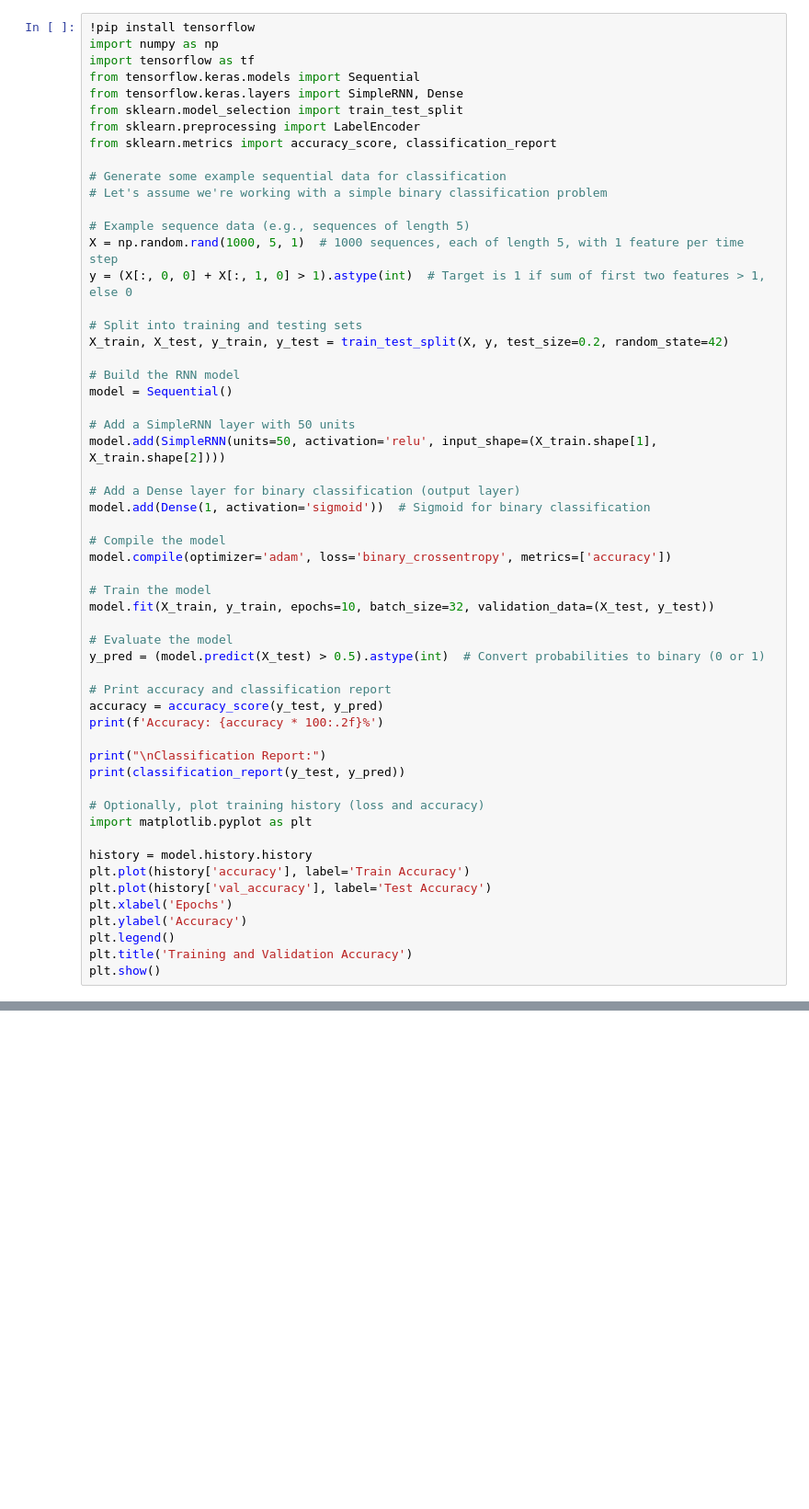
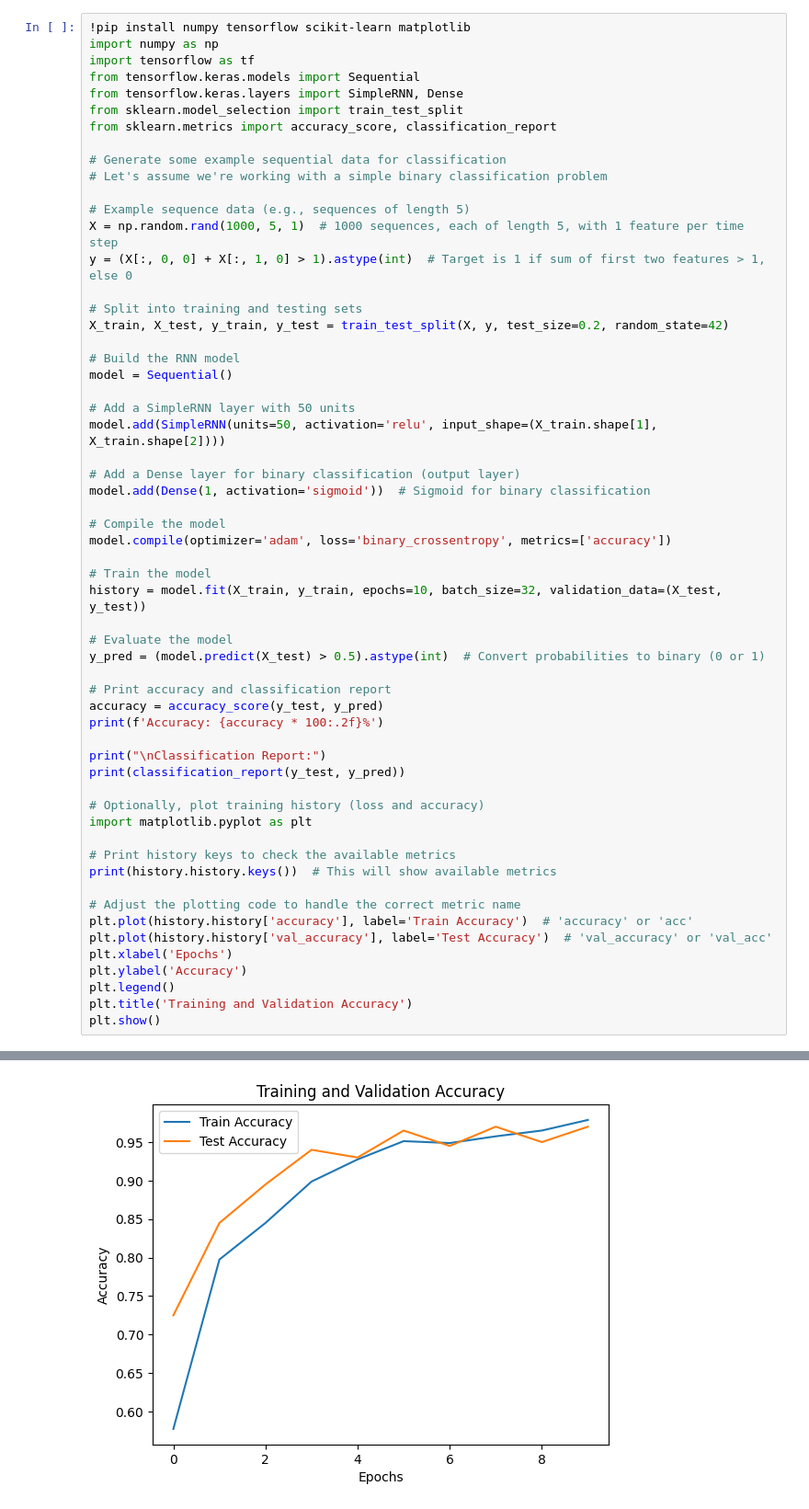
Before and after one commit to Stephen-Raj-A/SDC-GENAI, a Jupyter notebook: RNN.ipynb, the cells around one changed output, grey strips where cells are left out. Shown at 92% size. Drawn from its saved outputs; the diff is of its cells as text; blank space fills up the shorter version.

```diff
--- a/RNN.ipynb
+++ b/RNN.ipynb
@@ -1,13 +1,12 @@
 # %% [markdown]
 <a href="https://colab.research.google.com/github/Stephen-Raj-A/SDC-GENAI/blob/main/RNN.ipynb" target="_parent"><img src="https://colab.research.google.com/assets/colab-badge.svg" alt="Open In Colab"/></a>
 # %%
-!pip install tensorflow
+!pip install numpy tensorflow scikit-learn matplotlib
 import numpy as np
 import tensorflow as tf
 from tensorflow.keras.models import Sequential
 from tensorflow.keras.layers import SimpleRNN, Dense
 from sklearn.model_selection import train_test_split
-from sklearn.preprocessing import LabelEncoder
 from sklearn.metrics import accuracy_score, classification_report
 
 # Generate some example sequential data for classification
@@ -33,7 +32,7 @@ model.add(Dense(1, activation='sigmoid'))  # Sigmoid for binary classification
 model.compile(optimizer='adam', loss='binary_crossentropy', metrics=['accuracy'])
 
 # Train the model
-model.fit(X_train, y_train, epochs=10, batch_size=32, validation_data=(X_test, y_test))
+history = model.fit(X_train, y_train, epochs=10, batch_size=32, validation_data=(X_test, y_test))
 
 # Evaluate the model
 y_pred = (model.predict(X_test) > 0.5).astype(int)  # Convert probabilities to binary (0 or 1)
@@ -48,9 +47,12 @@ print(classification_report(y_test, y_pred))
 # Optionally, plot training history (loss and accuracy)
 import matplotlib.pyplot as plt
 
-history = model.history.history
-plt.plot(history['accuracy'], label='Train Accuracy')
-plt.plot(history['val_accuracy'], label='Test Accuracy')
+# Print history keys to check the available metrics
+print(history.history.keys())  # This will show available metrics
+
+# Adjust the plotting code to handle the correct metric name
+plt.plot(history.history['accuracy'], label='Train Accuracy')  # 'accuracy' or 'acc'
+plt.plot(history.history['val_accuracy'], label='Test Accuracy')  # 'val_accuracy' or 'val_acc'
 plt.xlabel('Epochs')
 plt.ylabel('Accuracy')
 plt.legend()
@@ -94,0 +96 @@ KeyError: 'accuracy'
+[figure, added]
```
Also changed, not shown: parts of 1 cell of this notebook.
